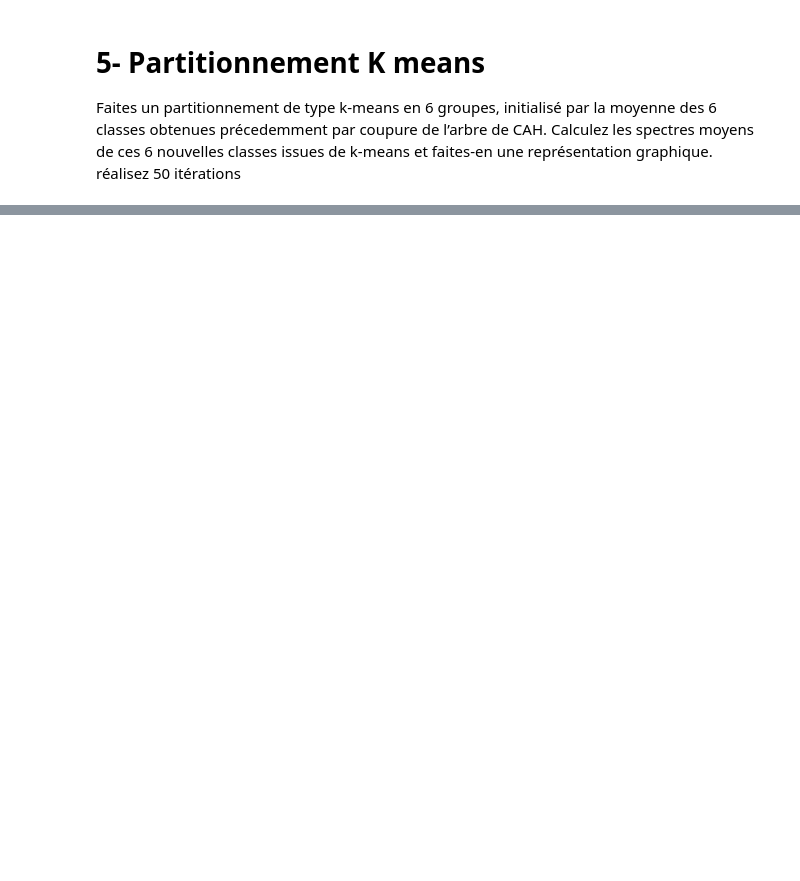
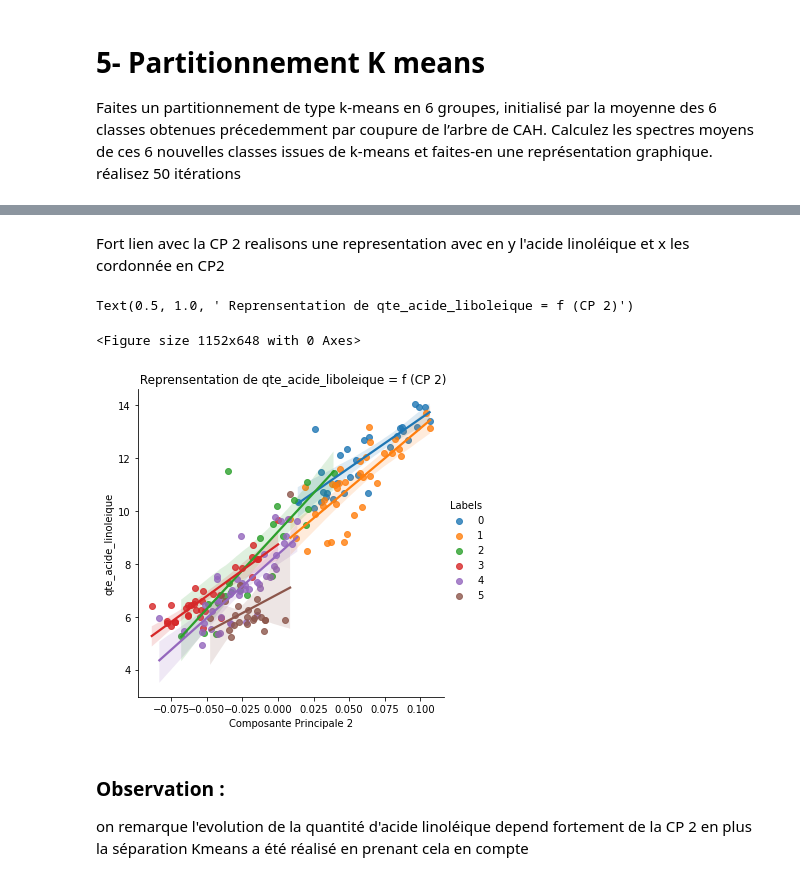
Before and after one commit to BigDwelcome/Chemoocs, a Jupyter notebook: Grain 6/Grain 6.ipynb, the cells around one changed output, grey strips where cells are left out. Cells and saved outputs as stored; diff of their text form; code cells hidden in the pictures; blank space fills up the shorter version.

```diff
--- a/Grain 6/Grain 6.ipynb
+++ b/Grain 6/Grain 6.ipynb
@@ -445,0 +533,32 @@ array([[ 3.04404733e-02,  4.96538685e-02, -6.36724414e-03,
+# %% [markdown]
+Fort lien avec la CP 2 realisons une representation avec en y l'acide linoléique et x les cordonnée en CP2
+# %%
+
+cp_2 = score[:,1]
+
+# Créez un dictionnaire avec les données
+data = {
+    'Labels': labels_kmeans,
+    'Axe X': cp_2,
+    'Axe Y': qte_acide_linoleique
+}
+
+# Créez un DataFrame à partir du dictionnaire
+data_nuagepoint = pd.DataFrame(data)
+
+# Affichez les premières lignes du DataFrame
+data_nuagepoint.head()
+plt.figure(figsize=(16,9))
+
+sns.lmplot(data=data_nuagepoint,x= 'Axe X' , y = 'Axe Y', hue= 'Labels')
+
+plt.xlabel('Composante Principale 2')
+plt.ylabel('qte_acide_linoleique')
+plt.title(' Reprensentation de qte_acide_liboleique = f (CP 2)')
+# %% [output]
+Text(0.5, 1.0, ' Reprensentation de qte_acide_liboleique = f (CP 2)')
+<Figure size 1152x648 with 0 Axes>
+[figure, added]
+# %% [markdown]
+### Observation :
+on remarque l'evolution de la quantité d'acide linoléique depend fortement de la CP 2 en plus la séparation Kmeans a été réalisé en prenant cela en compte
```
Also changed, not shown: parts of 20 cells of this notebook.
